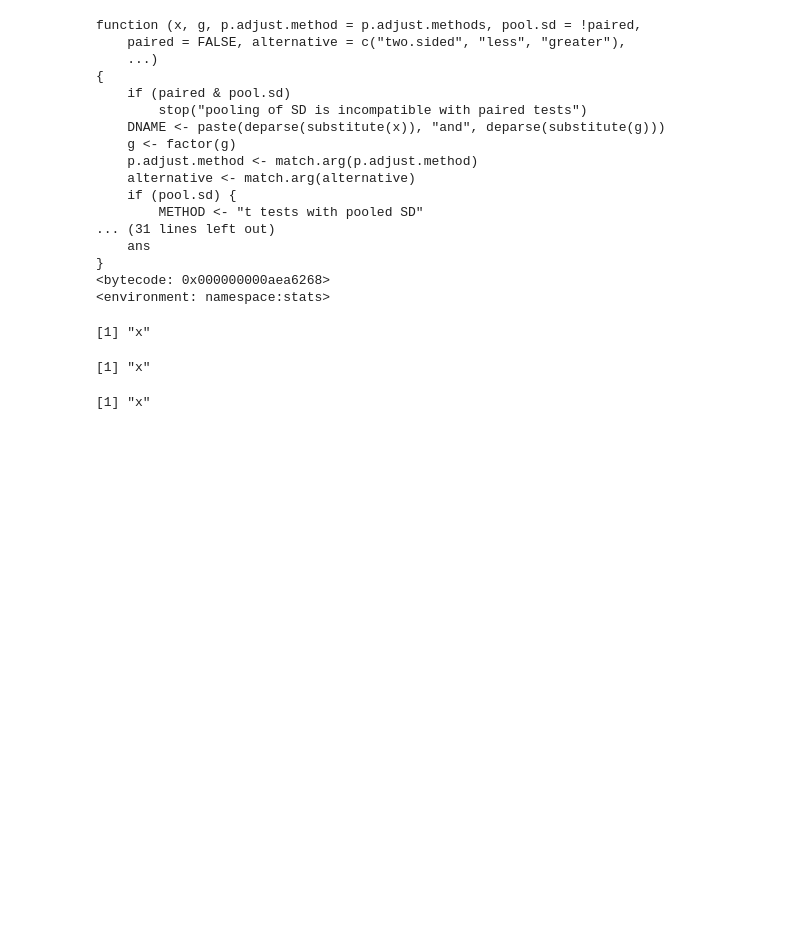
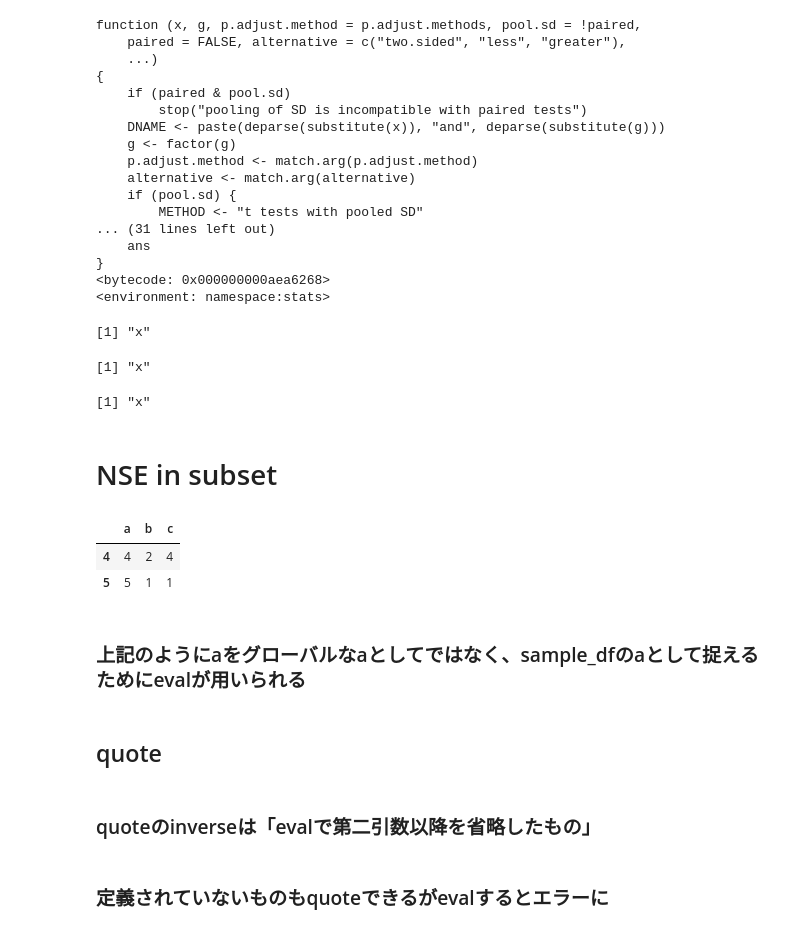
Before and after one commit to unagiinu2k/R_sandbox, a Jupyter notebook: advanced_r_nse.ipynb, the cells around one changed output. Drawn from its saved outputs; the diff is of its cells as text; code cells hidden in the pictures; blank space fills up the shorter version.

```diff
--- a/advanced_r_nse.ipynb
+++ b/advanced_r_nse.ipynb
@@ -118,3 +125,19 @@ g(x + y ^ 2 / z + exp(a * sin(b)))
 [1] "x"
 [1] "x"
 [1] "x"
+# %% [markdown]
+# NSE in subset
+# %%
+sample_df <- data.frame(a = 1:5, b = 5:1, c = c(5, 3, 1, 4, 1))
+
+subset(sample_df, a >= 4)
+# %% [output]
+|  | a | b | c |
+| 4 | 4 | 2 | 4 |
+| 5 | 5 | 1 | 1 |
+# %% [markdown]
+### 上記のようにaをグローバルなaとしてではなく、sample_dfのaとして捉えるためにevalが用いられる
+# %% [markdown]
+## quote
+# %% [markdown]
+### quoteのinverseは「evalで第二引数以降を省略したもの」
@@ -120,0 +146,2 @@ g(x + y ^ 2 / z + exp(a * sin(b)))
+# %% [markdown]
+### 定義されていないものもquoteできるがevalするとエラーに
```
Also changed, not shown: parts of 30 cells of this notebook.
